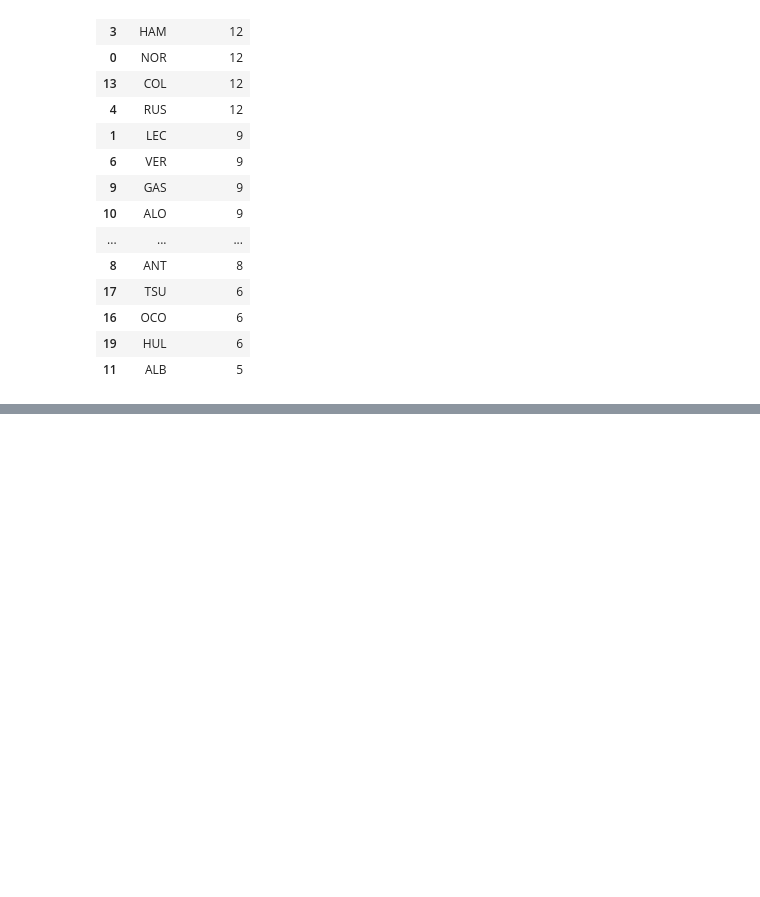
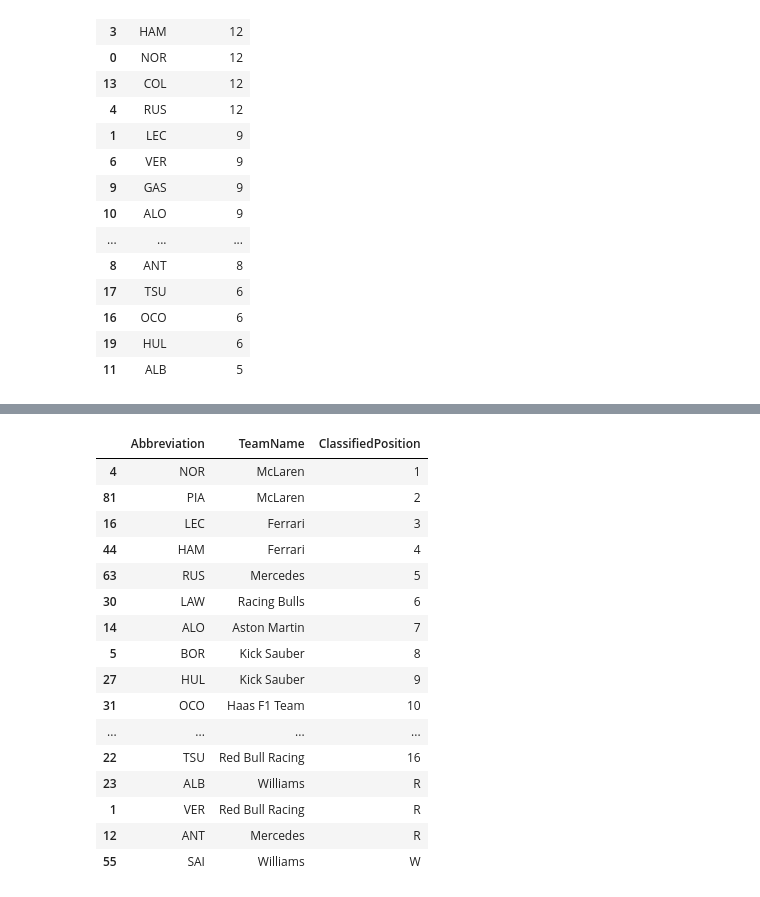
Before and after one commit to Mohandas-KJ/Slipstream-F1, a Jupyter notebook: 2026_Austria_GP/notebooks/01_results_and_laps.ipynb, the cells around one changed output, grey strips where cells are left out. Cells and saved outputs as stored; diff of their text form; code cells hidden in the pictures; blank space fills up the shorter version.

```diff
--- a/2026_Austria_GP/notebooks/01_results_and_laps.ipynb
+++ b/2026_Austria_GP/notebooks/01_results_and_laps.ipynb
@@ -199,0 +245,21 @@ ft_period.to_csv("../data/Fresh_Tyre_Period.csv",index=False)
+# %%
+clear_race = slipclassify.clean_result_race(R_result)
+clear_race
+# %% [output]
+|  | Abbreviation | TeamName | ClassifiedPosition |
+| 4 | NOR | McLaren | 1 |
+| 81 | PIA | McLaren | 2 |
+| 16 | LEC | Ferrari | 3 |
+| 44 | HAM | Ferrari | 4 |
+| 63 | RUS | Mercedes | 5 |
+| 30 | LAW | Racing Bulls | 6 |
+| 14 | ALO | Aston Martin | 7 |
+| 5 | BOR | Kick Sauber | 8 |
+| 27 | HUL | Kick Sauber | 9 |
+| 31 | OCO | Haas F1 Team | 10 |
+| ... | ... | ... | ... |
+| 22 | TSU | Red Bull Racing | 16 |
+| 23 | ALB | Williams | R |
+| 1 | VER | Red Bull Racing | R |
+| 12 | ANT | Mercedes | R |
+| 55 | SAI | Williams | W |
```
Also changed, not shown: parts of 7 cells of this notebook, 3 other files.
